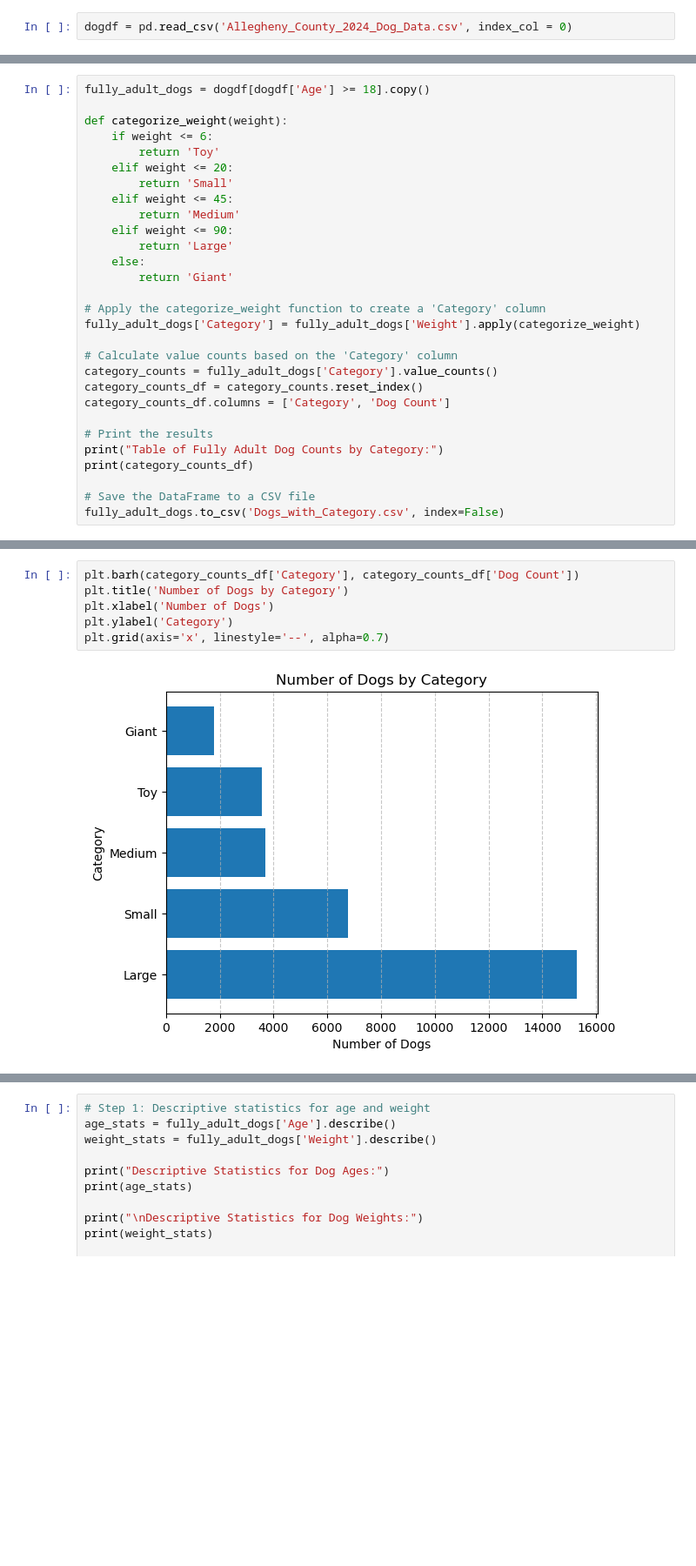
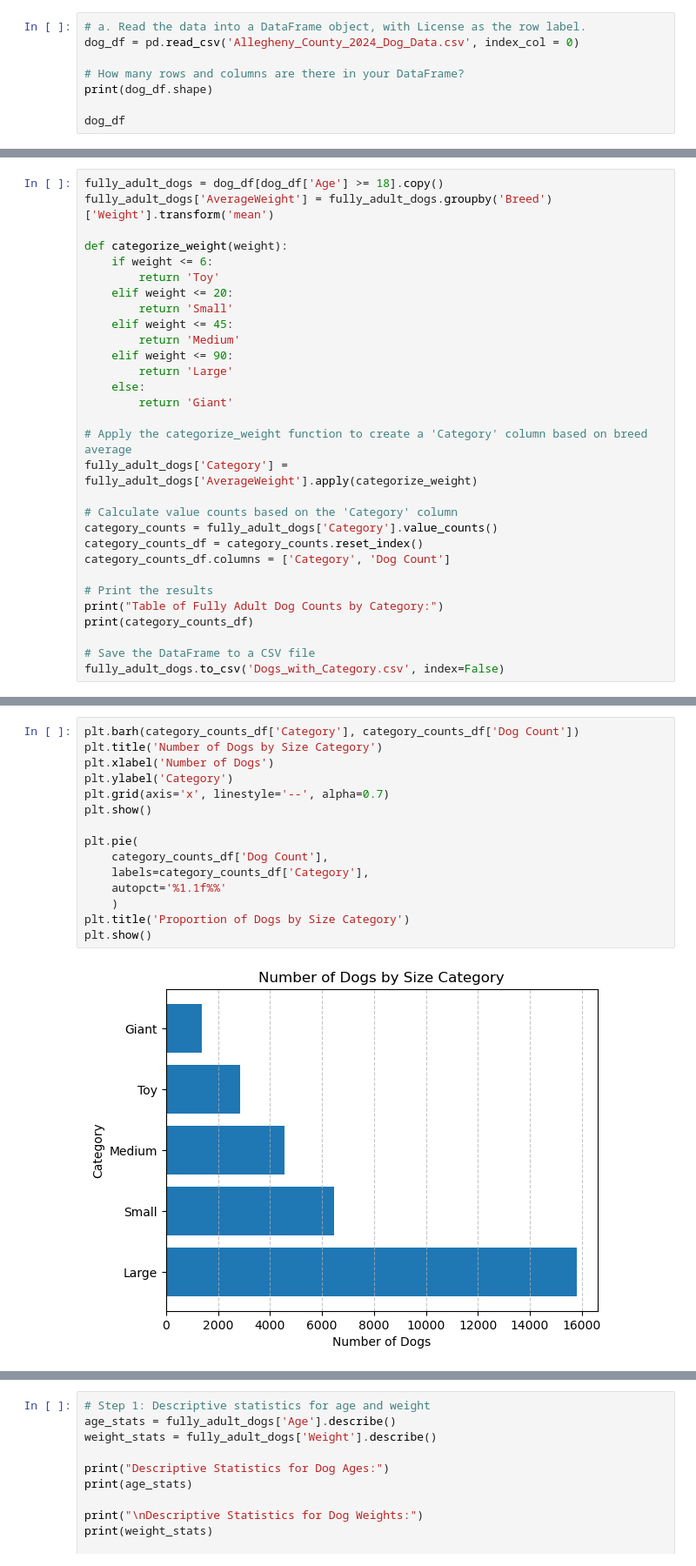
Before and after one commit to santiagoe9107/Python_Data_Visualization_HW1, a Jupyter notebook: homework1.ipynb, the cells around one changed output, grey strips where cells are left out. Shown: that part at 87% size. Saved outputs shown, nothing was run; the diff lists cells and outputs as text; blank space fills up the shorter version.

Commit message:
Modified weight categorization and some chart titles

```diff
--- a/homework1.ipynb
+++ b/homework1.ipynb
@@ -6,4 +7,10 @@ import pandas as pd
 import matplotlib.pyplot as plt
 import seaborn as sns
 # %%
-dogdf = pd.read_csv('Allegheny_County_2024_Dog_Data.csv', index_col = 0)
+# a. Read the data into a DataFrame object, with License as the row label.
+dog_df = pd.read_csv('Allegheny_County_2024_Dog_Data.csv', index_col = 0)
+
+# How many rows and columns are there in your DataFrame?
+print(dog_df.shape)
+
+dog_df
@@ -117,5 +135,6 @@ Text(0, 0.5, '')
 # %%
-fully_adult_dogs = dogdf[dogdf['Age'] >= 18].copy()
+fully_adult_dogs = dog_df[dog_df['Age'] >= 18].copy()
+fully_adult_dogs['AverageWeight'] = fully_adult_dogs.groupby('Breed')['Weight'].transform('mean')
 
 def categorize_weight(weight):
     if weight <= 6:
@@ -129,8 +148,8 @@ def categorize_weight(weight):
     else:
         return 'Giant'
 
-# Apply the categorize_weight function to create a 'Category' column
-fully_adult_dogs['Category'] = fully_adult_dogs['Weight'].apply(categorize_weight)
+# Apply the categorize_weight function to create a 'Category' column based on breed average
+fully_adult_dogs['Category'] = fully_adult_dogs['AverageWeight'].apply(categorize_weight)
 
 # Calculate value counts based on the 'Category' column
 category_counts = fully_adult_dogs['Category'].value_counts()
@@ -154,8 +173,17 @@ Table of Fully Adult Dog Counts by Category:
 # %%
 plt.barh(category_counts_df['Category'], category_counts_df['Dog Count'])
-plt.title('Number of Dogs by Category')
+plt.title('Number of Dogs by Size Category')
 plt.xlabel('Number of Dogs')
 plt.ylabel('Category')
 plt.grid(axis='x', linestyle='--', alpha=0.7)
+plt.show()
+
+plt.pie(
+    category_counts_df['Dog Count'],
+    labels=category_counts_df['Category'],
+    autopct='%1.1f%%'
+    )
+plt.title('Proportion of Dogs by Size Category')
+plt.show()
 # %% [output]
-[figure, old version]
+[figure, new version]
```
Also changed, not shown: parts of 34 cells of this notebook, 2 other files.
